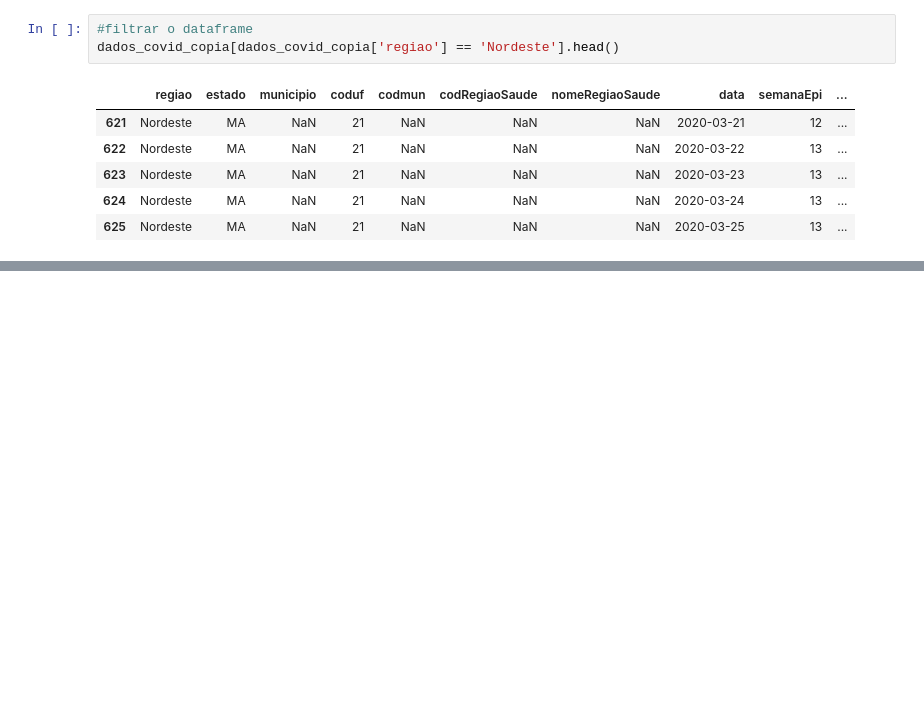
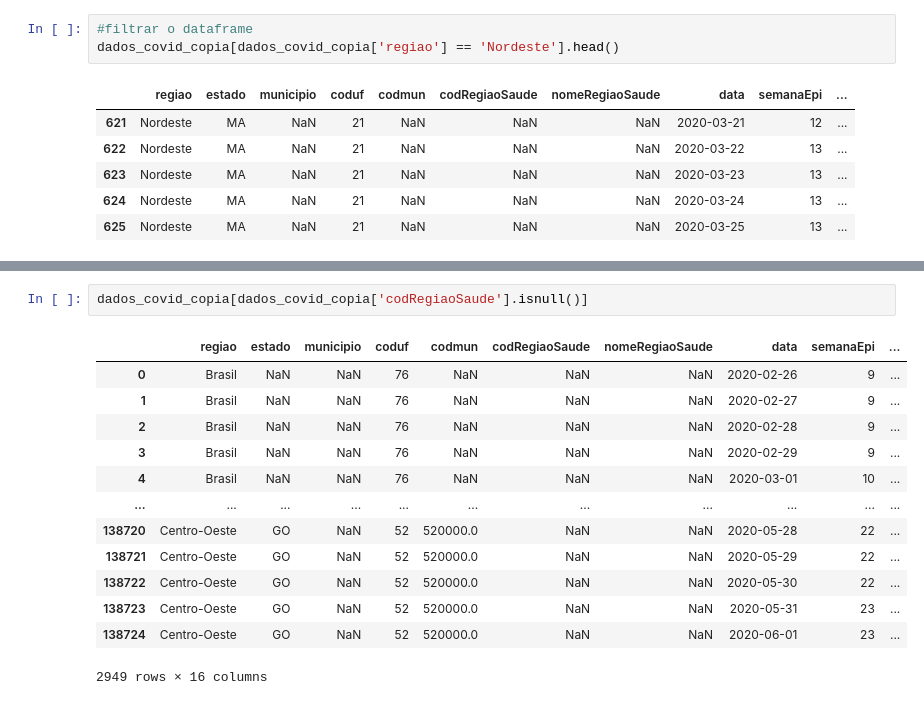
Before and after one commit to PedroIsacS/data_science_aulas, a Jupyter notebook: Pandas.ipynb, the cells around one changed output, grey strips where cells are left out. Drawn from its saved outputs; the diff is of its cells as text; blank space fills up the shorter version.

```diff
--- a/Pandas.ipynb
+++ b/Pandas.ipynb
@@ -177,0 +178,16 @@ dados_covid_copia[dados_covid_copia['regiao'].isin(lista)]
+# %%
+dados_covid_copia[dados_covid_copia['codRegiaoSaude'].isnull()]
+# %% [output]
+|  | regiao | estado | municipio | coduf | codmun | codRegiaoSaude | nomeRegiaoSaude | data | semanaEpi | ... |
+| 0 | Brasil | NaN | NaN | 76 | NaN | NaN | NaN | 2020-02-26 | 9 | ... |
+| 1 | Brasil | NaN | NaN | 76 | NaN | NaN | NaN | 2020-02-27 | 9 | ... |
+| 2 | Brasil | NaN | NaN | 76 | NaN | NaN | NaN | 2020-02-28 | 9 | ... |
+| 3 | Brasil | NaN | NaN | 76 | NaN | NaN | NaN | 2020-02-29 | 9 | ... |
+| 4 | Brasil | NaN | NaN | 76 | NaN | NaN | NaN | 2020-03-01 | 10 | ... |
+| ... | ... | ... | ... | ... | ... | ... | ... | ... | ... | ... |
+| 138720 | Centro-Oeste | GO | NaN | 52 | 520000.0 | NaN | NaN | 2020-05-28 | 22 | ... |
+| 138721 | Centro-Oeste | GO | NaN | 52 | 520000.0 | NaN | NaN | 2020-05-29 | 22 | ... |
+| 138722 | Centro-Oeste | GO | NaN | 52 | 520000.0 | NaN | NaN | 2020-05-30 | 22 | ... |
+| 138723 | Centro-Oeste | GO | NaN | 52 | 520000.0 | NaN | NaN | 2020-05-31 | 23 | ... |
+| 138724 | Centro-Oeste | GO | NaN | 52 | 520000.0 | NaN | NaN | 2020-06-01 | 23 | ... |
+2949 rows × 16 columns
```
Also changed, not shown: parts of 1 cell of this notebook.
